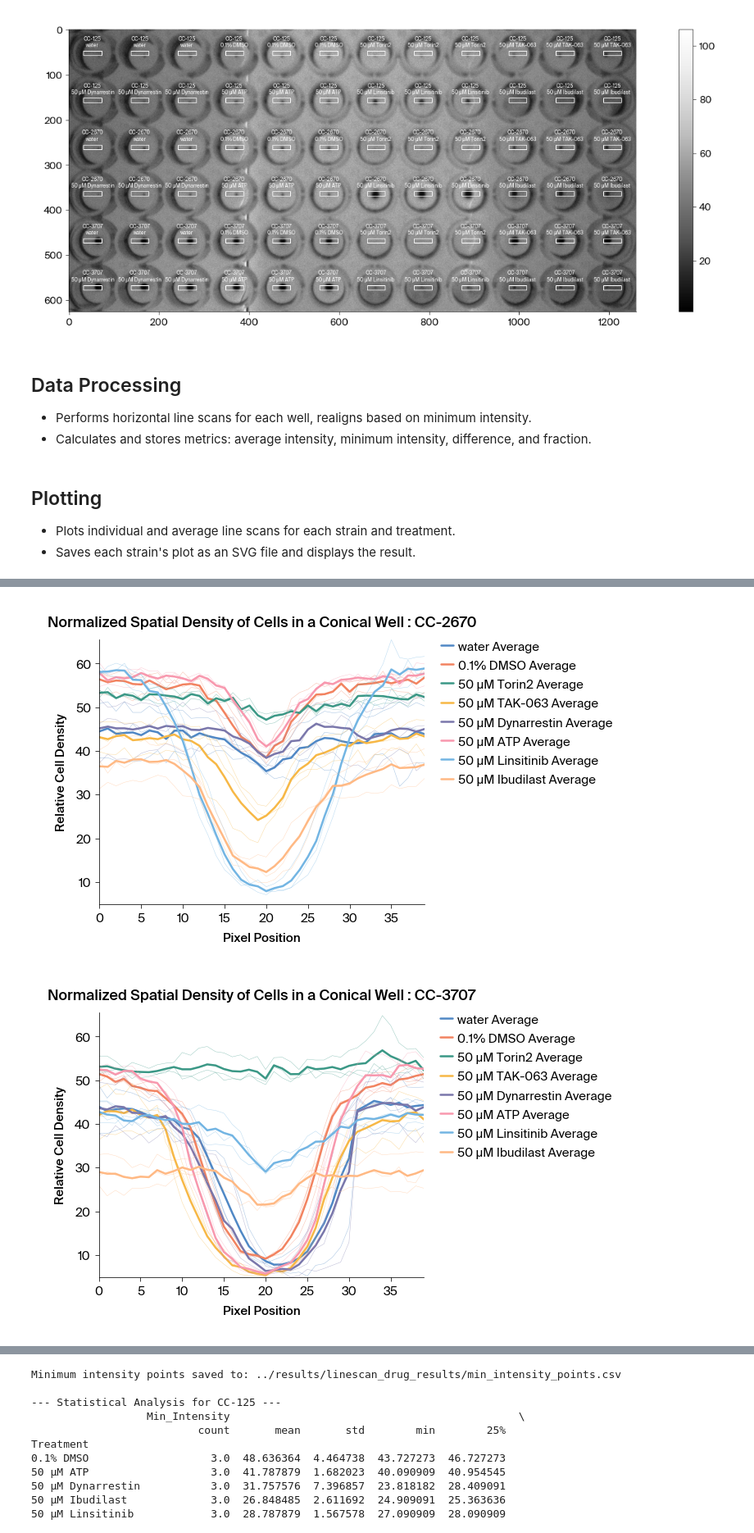
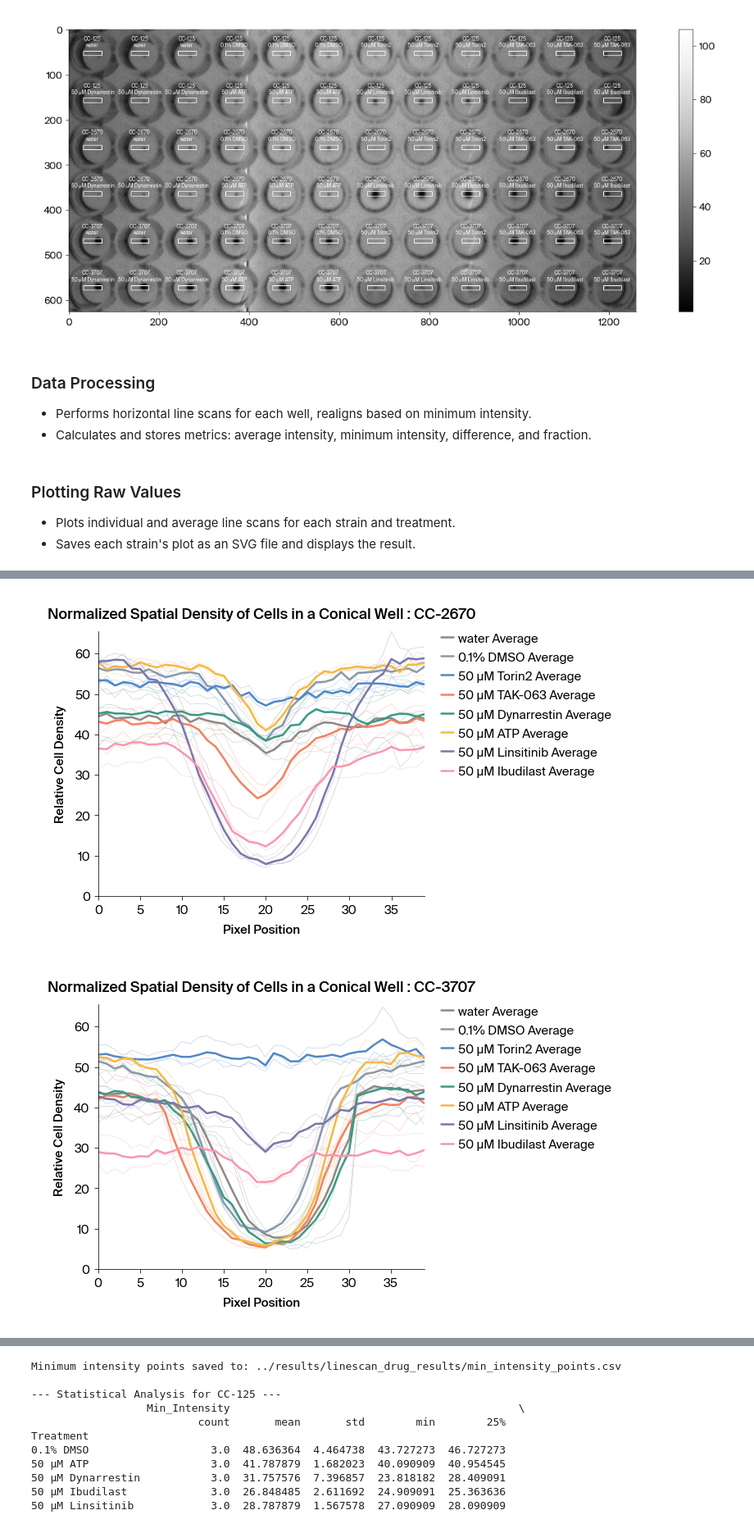
Before and after one commit to Arcadia-Science/2024-chlamy-mutant-motility-pub, a Jupyter notebook: notebooks/1_vbottom-motility-linescan.ipynb, the cells around one changed output, grey strips where cells are left out. Shown at 82% size. Cells and saved outputs as stored; diff of their text form; code cells hidden in the pictures.

```diff
--- a/notebooks/1_vbottom-motility-linescan.ipynb
+++ b/notebooks/1_vbottom-motility-linescan.ipynb
@@ -611,7 +613,7 @@ apc.mpl.save_figure(image_path, dpi=192)
 # %% [output]
 [figure]
 # %% [markdown]
-## Data Processing
+### Data Processing
 - Performs horizontal line scans for each well, realigns based on minimum intensity.
 - Calculates and stores metrics: average intensity, minimum intensity, difference, and fraction.
 # %%
@@ -670,20 +672,20 @@ line_scans_df.columns = well_labels
 csv_path = output_dir / "line_scans.csv"
 line_scans_df.to_csv(csv_path, index=False)
 # %% [markdown]
-## Plotting
+### Plotting Raw Values
 - Plots individual and average line scans for each strain and treatment.
 - Saves each strain's plot as an SVG file and displays the result.
 # %%
 # Define the color scheme for treatments
 treatment_color_map = {
-    "water": "#5088C5",
-    "0.1% DMSO": "#F28360",
-    "50 µM Torin2": "#3B9886",
-    "50 µM TAK-063": "#F7B846",
-    "50 µM Dynarrestin": "#7A77AB",
-    "50 µM ATP": "#F898AE",
-    "50 µM Linsitinib": "#73B5E3",
-    "50 µM Ibudilast": "#FFB984",
+    "water": "#8F8885",
+    "0.1% DMSO": "#8A99AD",
+    "50 µM Torin2": "#5088C5",
+    "50 µM TAK-063": "#F28360",
+    "50 µM Dynarrestin": "#3B9886",
+    "50 µM ATP": "#F7B846",
+    "50 µM Linsitinib": "#7A77AB",
+    "50 µM Ibudilast": "#F898AE",
 }
 
 # Find the global minimum and maximum for y-axis across all scans
@@ -720,7 +722,7 @@ for strain in ["CC-125", "CC-2670", "CC-3707"]:
 
     # Set consistent limits for x and y axes
     ax.set_xlim(0, scan_length - 1)
-    ax.set_ylim(y_min, y_max)
+    ax.set_ylim(0, y_max)
 
     ax.set_title(
         f"Normalized Spatial Density of Cells in a Conical Well : {strain}", fontstyle="normal"
@@ -734,7 +736,7 @@ for strain in ["CC-125", "CC-2670", "CC-3707"]:
     plt.tight_layout()
 
     # Save the plot as an SVG file
-    overlayed_plot_path = output_dir / f"overlayed_plot_{strain}.svg"
+    overlayed_plot_path = os.path.join(output_dir, f"overlayed_plot_{strain}.svg")
     plt.savefig(overlayed_plot_path, format="svg")
 
     plt.show()
@@ -743,3 +745,3 @@ for strain in ["CC-125", "CC-2670", "CC-3707"]:
-[figure, old version]
+[figure, new version]
-[figure, old version]
+[figure, new version]
 # %% [markdown]
```
Also changed, not shown: parts of 24 cells of this notebook.
